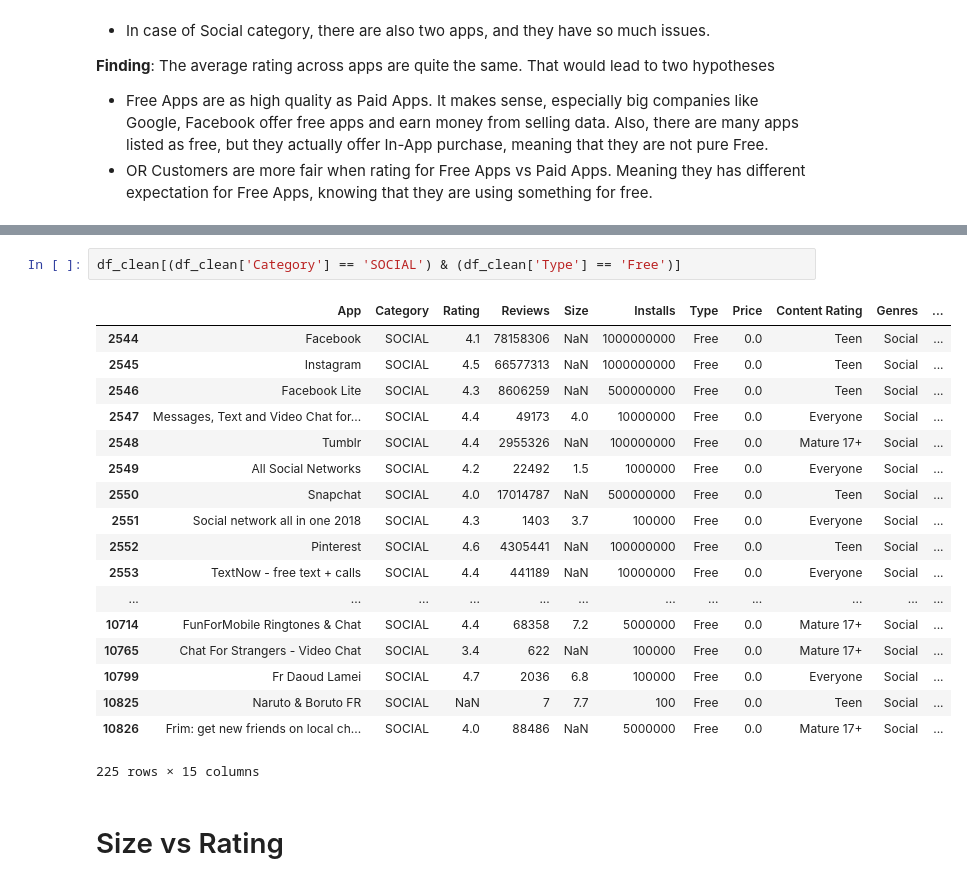
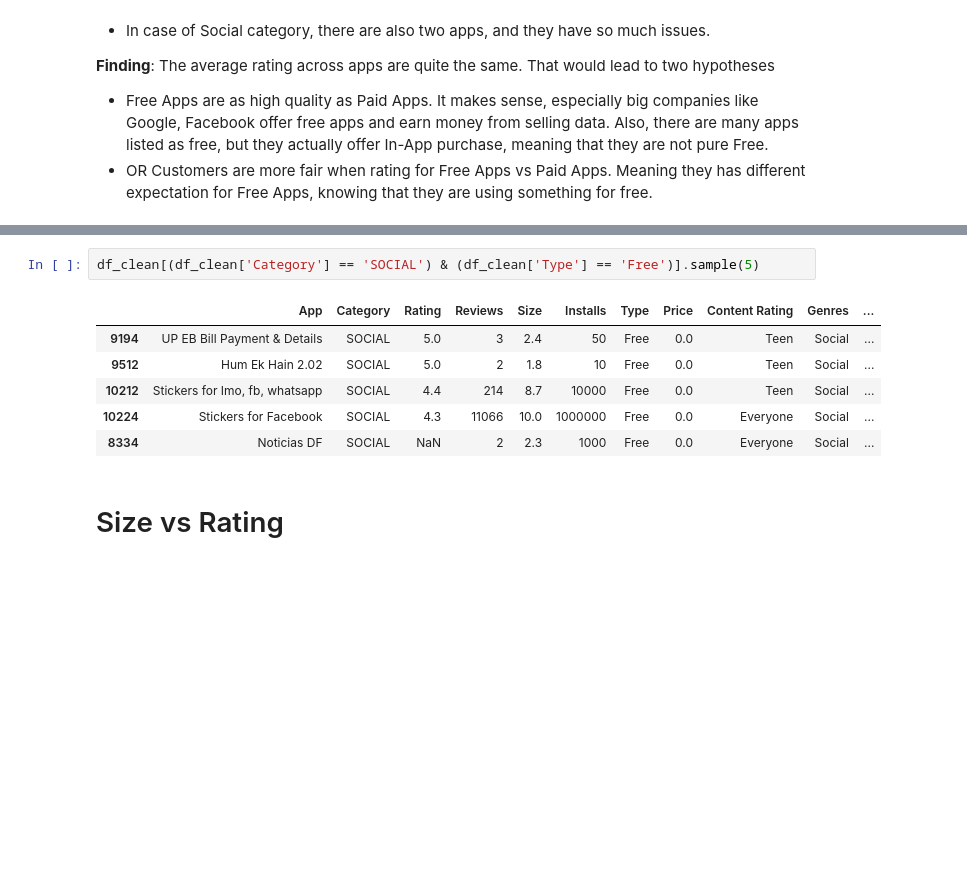
Before and after one commit to tranminhan/learning_ml, a Jupyter notebook: final/GooglePlayStore.ipynb, the cells around one changed output, grey strips where cells are left out. Drawn from its saved outputs; the diff is of its cells as text; blank space fills up the shorter version.

```diff
--- a/final/GooglePlayStore.ipynb
+++ b/final/GooglePlayStore.ipynb
@@ -236,24 +236,12 @@ df_clean[(df_clean['Category'] == 'NEWS_AND_MAGAZINES') & (df_clean['Type'] == '
 # %%
-df_clean[(df_clean['Category'] == 'SOCIAL') & (df_clean['Type'] == 'Free')]
+df_clean[(df_clean['Category'] == 'SOCIAL') & (df_clean['Type'] == 'Free')].sample(5)
 # %% [output]
 |  | App | Category | Rating | Reviews | Size | Installs | Type | Price | Content Rating | Genres | ... |
-| 2544 | Facebook | SOCIAL | 4.1 | 78158306 | NaN | 1000000000 | Free | 0.0 | Teen | Social | ... |
-| 2545 | Instagram | SOCIAL | 4.5 | 66577313 | NaN | 1000000000 | Free | 0.0 | Teen | Social | ... |
-| 2546 | Facebook Lite | SOCIAL | 4.3 | 8606259 | NaN | 500000000 | Free | 0.0 | Teen | Social | ... |
-| 2547 | Messages, Text and Video Chat for... | SOCIAL | 4.4 | 49173 | 4.0 | 10000000 | Free | 0.0 | Everyone | Social | ... |
-| 2548 | Tumblr | SOCIAL | 4.4 | 2955326 | NaN | 100000000 | Free | 0.0 | Mature 17+ | Social | ... |
-| 2549 | All Social Networks | SOCIAL | 4.2 | 22492 | 1.5 | 1000000 | Free | 0.0 | Everyone | Social | ... |
-| 2550 | Snapchat | SOCIAL | 4.0 | 17014787 | NaN | 500000000 | Free | 0.0 | Teen | Social | ... |
-| 2551 | Social network all in one 2018 | SOCIAL | 4.3 | 1403 | 3.7 | 100000 | Free | 0.0 | Everyone | Social | ... |
-| 2552 | Pinterest | SOCIAL | 4.6 | 4305441 | NaN | 100000000 | Free | 0.0 | Teen | Social | ... |
-| 2553 | TextNow - free text + calls | SOCIAL | 4.4 | 441189 | NaN | 10000000 | Free | 0.0 | Everyone | Social | ... |
-| ... | ... | ... | ... | ... | ... | ... | ... | ... | ... | ... | ... |
-| 10714 | FunForMobile Ringtones & Chat | SOCIAL | 4.4 | 68358 | 7.2 | 5000000 | Free | 0.0 | Mature 17+ | Social | ... |
-| 10765 | Chat For Strangers - Video Chat | SOCIAL | 3.4 | 622 | NaN | 100000 | Free | 0.0 | Mature 17+ | Social | ... |
-| 10799 | Fr Daoud Lamei | SOCIAL | 4.7 | 2036 | 6.8 | 100000 | Free | 0.0 | Everyone | Social | ... |
-| 10825 | Naruto & Boruto FR | SOCIAL | NaN | 7 | 7.7 | 100 | Free | 0.0 | Teen | Social | ... |
-| 10826 | Frim: get new friends on local ch... | SOCIAL | 4.0 | 88486 | NaN | 5000000 | Free | 0.0 | Mature 17+ | Social | ... |
+| 9194 | UP EB Bill Payment & Details | SOCIAL | 5.0 | 3 | 2.4 | 50 | Free | 0.0 | Teen | Social | ... |
+| 9512 | Hum Ek Hain 2.02 | SOCIAL | 5.0 | 2 | 1.8 | 10 | Free | 0.0 | Teen | Social | ... |
+| 10212 | Stickers for Imo, fb, whatsapp | SOCIAL | 4.4 | 214 | 8.7 | 10000 | Free | 0.0 | Teen | Social | ... |
+| 10224 | Stickers for Facebook | SOCIAL | 4.3 | 11066 | 10.0 | 1000000 | Free | 0.0 | Everyone | Social | ... |
+| 8334 | Noticias DF | SOCIAL | NaN | 2 | 2.3 | 1000 | Free | 0.0 | Everyone | Social | ... |
-225 rows × 15 columns
 # %% [markdown]
 # Size vs Rating
 # %% [markdown]
```
Also changed, not shown: parts of 2 cells of this notebook.
